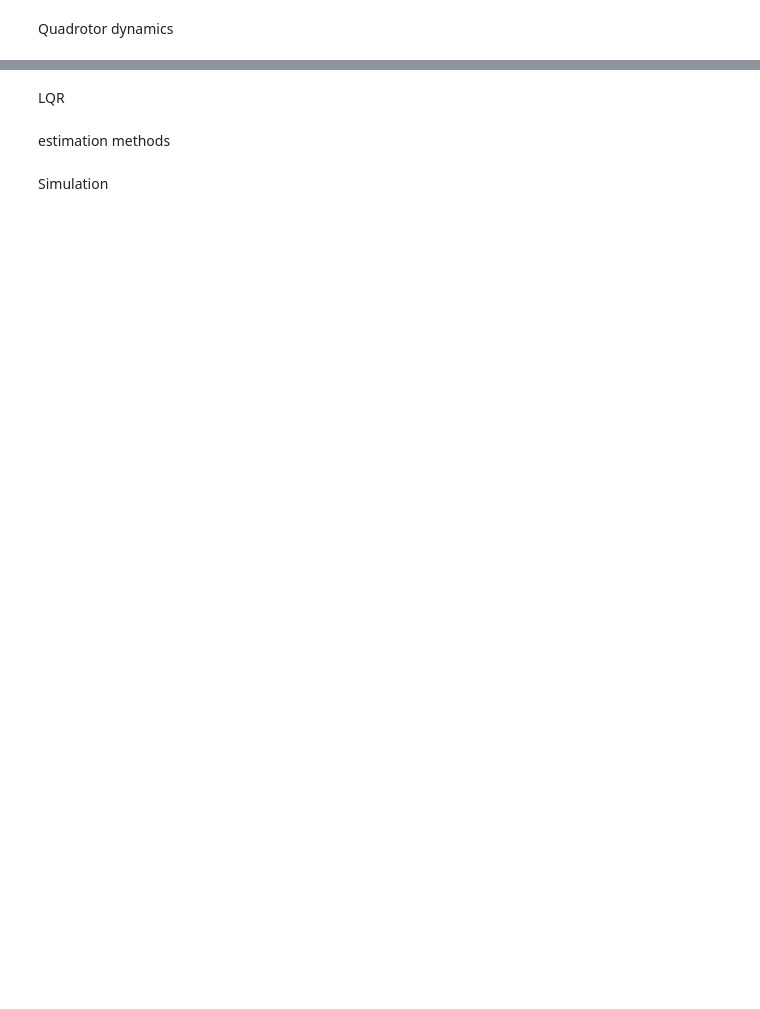
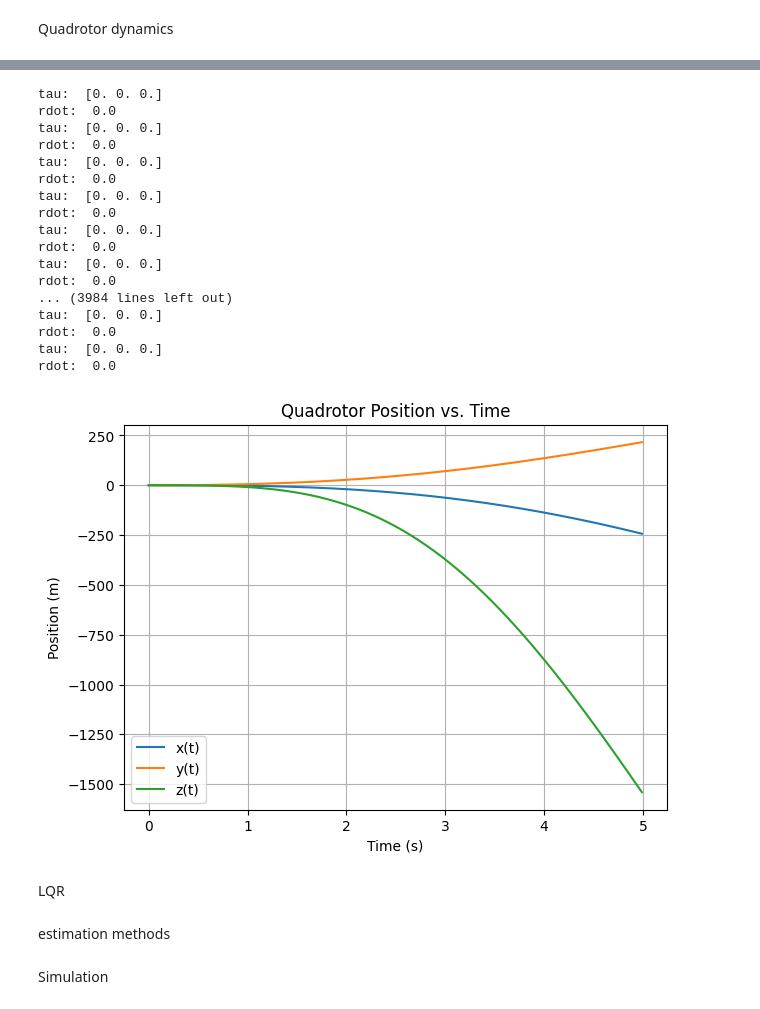
Before and after one commit to ChrisSha0104/Online-Parameter-Estimation-Using-the-Kaczmarz-Method, a Jupyter notebook: python/ne_quadrotor.ipynb, the cells around one changed output, grey strips where cells are left out. Drawn from its saved outputs; the diff is of its cells as text; code cells hidden in the pictures; blank space fills up the shorter version.

```diff
--- a/python/ne_quadrotor.ipynb
+++ b/python/ne_quadrotor.ipynb
@@ -252,3 +193,65 @@ test_quad_dynamics()
+# %%
+#test only dynamics model
+import matplotlib.pyplot as plt
+
+def test_quad_dynamics():
+    quad = Quadrotor()
+    dt = 0.01  # Time step (s)
+    T = 5.0    # Total simulation time (s)
+    n_steps = int(T / dt)
+
+    # Initial state (all zeros)
+    x = np.random.uniform(0, 0.2, 12)
+
+    # Constant thrust input (hovering condition)
+    u = (quad.mass * quad.g / 4) * np.ones(4)
+
+    # Data storage for plotting
+    time_hist = []
+    x_hist, y_hist, z_hist = [], [], []
+
+    for i in range(n_steps):
+        t = i * dt
+        time_hist.append(t)
+        x_hist.append(x[0])
+        y_hist.append(x[1])
+        z_hist.append(x[2])
+
+        # RK4 integration step
+        x = quad.quad_dynamics_rk4(x, u, quad.mass, quad.Jx, quad.Jy, quad.Jz)
+
+    # Plot results
+    plt.figure(figsize=(7,5))
+    plt.plot(time_hist, x_hist, label='x(t)')
+    plt.plot(time_hist, y_hist, label='y(t)')
+    plt.plot(time_hist, z_hist, label='z(t)')
+    plt.xlabel('Time (s)')
+    plt.ylabel('Position (m)')
+    plt.title('Quadrotor Position vs. Time')
+    plt.legend()
+    plt.grid(True)
+    plt.show()
+
+test_quad_dynamics()
+# %% [output]
+tau:  [0. 0. 0.]
+rdot:  0.0
+tau:  [0. 0. 0.]
+rdot:  0.0
+tau:  [0. 0. 0.]
+rdot:  0.0
+tau:  [0. 0. 0.]
+rdot:  0.0
+tau:  [0. 0. 0.]
+rdot:  0.0
+tau:  [0. 0. 0.]
+rdot:  0.0
+... (3984 lines left out)
+tau:  [0. 0. 0.]
+rdot:  0.0
+tau:  [0. 0. 0.]
+rdot:  0.0
+[figure, added]
 # %% [markdown]
 LQR
 # %%
```
Also changed, not shown: parts of 5 cells of this notebook.
